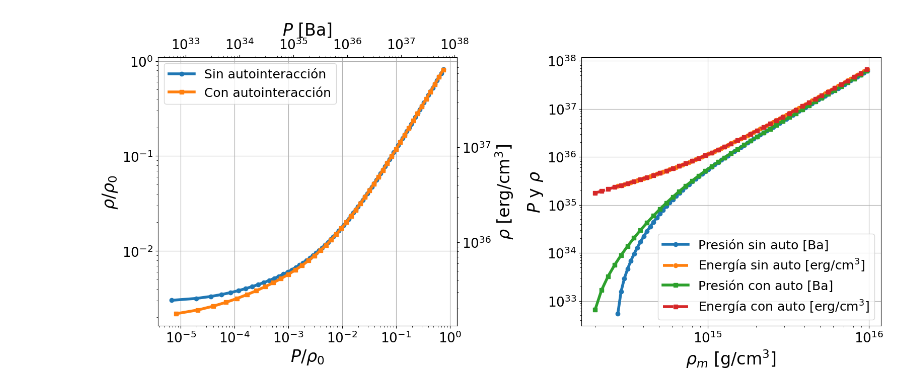
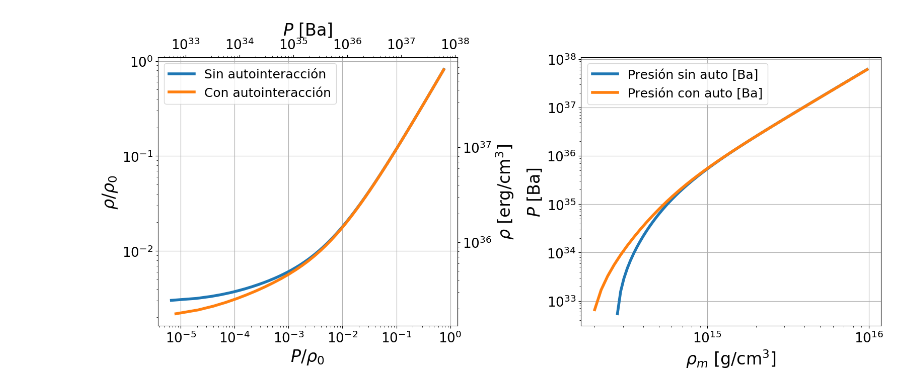
Before and after one commit to Vendetta0462/CalculosSimulaciones, a Jupyter notebook: NS_Structure/EoS_tables/compare_selfinteraction.ipynb, the cells around one changed output. Cells and saved outputs as stored; diff of their text form; code cells hidden in the pictures.

```diff
--- a/NS_Structure/EoS_tables/compare_selfinteraction.ipynb
+++ b/NS_Structure/EoS_tables/compare_selfinteraction.ipynb
@@ -54,44 +54,44 @@ marker_size = 6
 fig, (ax1, ax2) = plt.subplots(1, 2, figsize=(16, 8))
 
 # ----- Subfigura 1: Ecuación de estado -----
-ax1.loglog(df_sin_auto['P'], df_sin_auto['E'], "o-", label='Sin autointeracción', linewidth=line_width, markersize=marker_size)
-ax1.loglog(df_con_auto['P'], df_con_auto['E'], "s-", label='Con autointeracción', linewidth=line_width, markersize=marker_size)
+ax1.loglog(df_sin_auto['P'], df_sin_auto['E'], "-", label='Sin autointeracción', linewidth=line_width, markersize=marker_size)
+ax1.loglog(df_con_auto['P'], df_con_auto['E'], "-", label='Con autointeracción', linewidth=line_width, markersize=marker_size)
 ax1.set_xlabel(r'$P/\rho_0$', fontsize=label_fontsize)
 ax1.set_ylabel(r'$\rho/\rho_0$', fontsize=label_fontsize)
 ax1.tick_params(axis='both', which='major', labelsize=tick_fontsize)
 
 secax_x = ax1.secondary_xaxis('top', functions=(lambda x: x * conv, lambda x: x / conv))
 secax_x.set_xlabel(r'$P$ [Ba]', fontsize=label_fontsize)
 secax_x.tick_params(axis='x', labelsize=tick_fontsize)
 secax_y = ax1.secondary_yaxis('right', functions=(lambda x: x * conv, lambda x: x / conv))
 secax_y.set_ylabel(r'$\rho$ [erg/cm$^3$]', fontsize=label_fontsize)
 secax_y.tick_params(axis='y', labelsize=tick_fontsize)
 
 ax1.legend(fontsize=legend_fontsize)
 ax1.grid()
 
 # ----- Subfigura 2: P y energía vs densidad de masa -----
 x_sin_auto = df_sin_auto['n'] * 1e45 * m_nuc_MKS * 1e-3
 x_con_auto = df_con_auto['n'] * 1e45 * m_nuc_MKS * 1e-3
 
 p_sin_auto = df_sin_auto['P'] * conv
 e_sin_auto = df_sin_auto['E'] * conv
 p_con_auto = df_con_auto['P'] * conv
 e_con_auto = df_con_auto['E'] * conv
 
-ax2.loglog(x_sin_auto, p_sin_auto, "o-", label='Presión sin auto [Ba]', linewidth=line_width, markersize=marker_size)
-ax2.loglog(x_sin_auto, e_sin_auto, "o--", label='Energía sin auto [erg/cm$^3$]', linewidth=line_width, markersize=marker_size)
-ax2.loglog(x_con_auto, p_con_auto, "s-", label='Presión con auto [Ba]', linewidth=line_width, markersize=marker_size)
-ax2.loglog(x_con_auto, e_con_auto, "s--", label='Energía con auto [erg/cm$^3$]', linewidth=line_width, markersize=marker_size)
+ax2.loglog(x_sin_auto, p_sin_auto, "-", label='Presión sin auto [Ba]', linewidth=line_width, markersize=marker_size)
+# ax2.loglog(x_sin_auto, e_sin_auto, "-", label='Energía sin auto [erg/cm$^3$]', linewidth=line_width, markersize=marker_size)
+ax2.loglog(x_con_auto, p_con_auto, "-", label='Presión con auto [Ba]', linewidth=line_width, markersize=marker_size)
+# ax2.loglog(x_con_auto, e_con_auto, "-", label='Energía con auto [erg/cm$^3$]', linewidth=line_width, markersize=marker_size)
 
 ax2.set_xlabel(r'$\rho_m$ [g/cm$^3$]', fontsize=label_fontsize)
-ax2.set_ylabel(r'$P$ y $\rho$', fontsize=label_fontsize)
+ax2.set_ylabel(r'$P$ [Ba]', fontsize=label_fontsize)
 ax2.tick_params(axis='both', which='major', labelsize=tick_fontsize)
 ax2.legend(fontsize=legend_fontsize)
 ax2.grid()
 
 # fig.suptitle(r'Comparación de ecuaciones de estado', fontsize=title_fontsize)
 plt.tight_layout(rect=[0, 0.03, 1, 0.95])
 plt.show()
 # %% [output]
-[figure, old version]
+[figure, new version]
```
Also changed, not shown: parts of 2 cells of this notebook, 2 other files.
